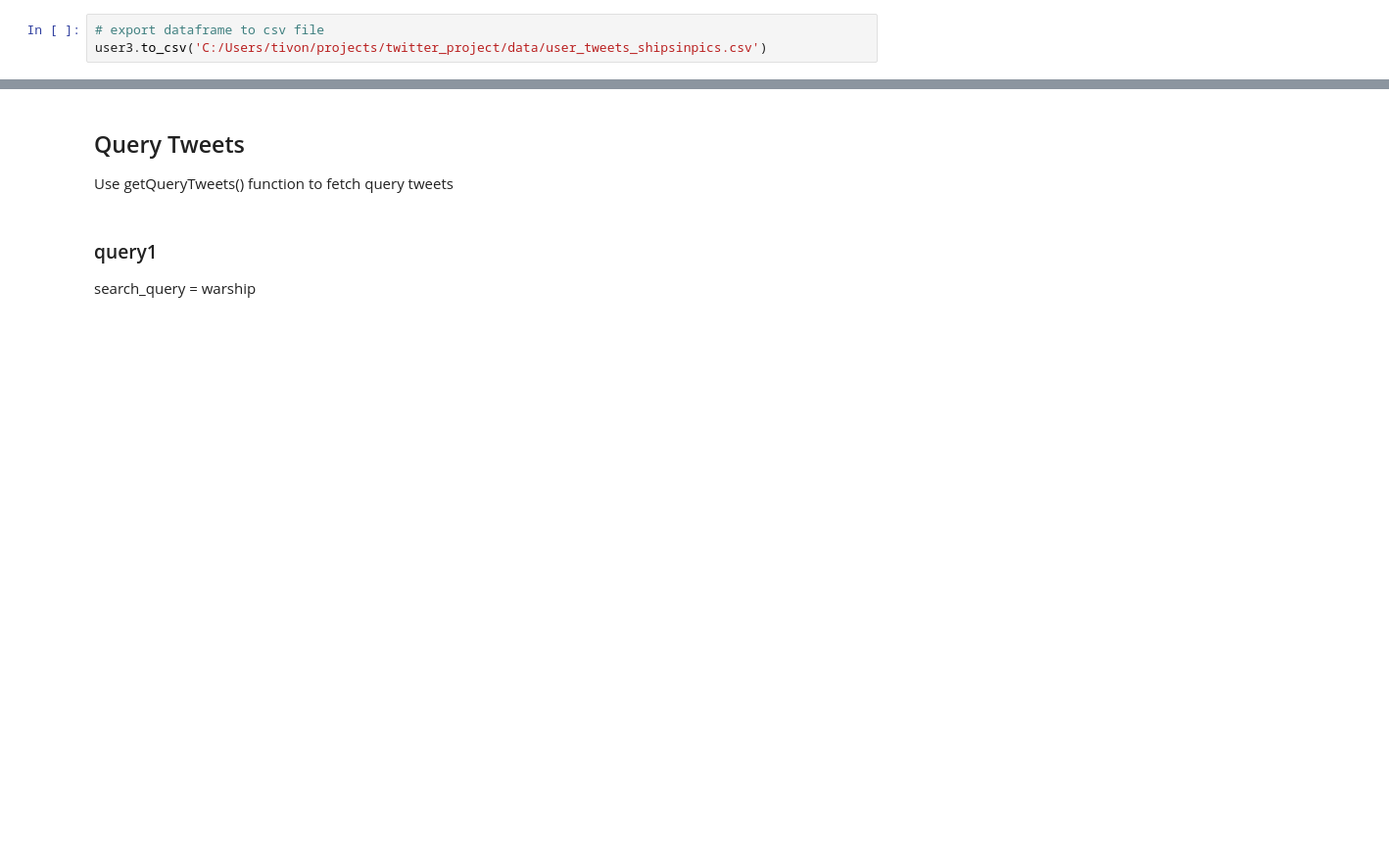
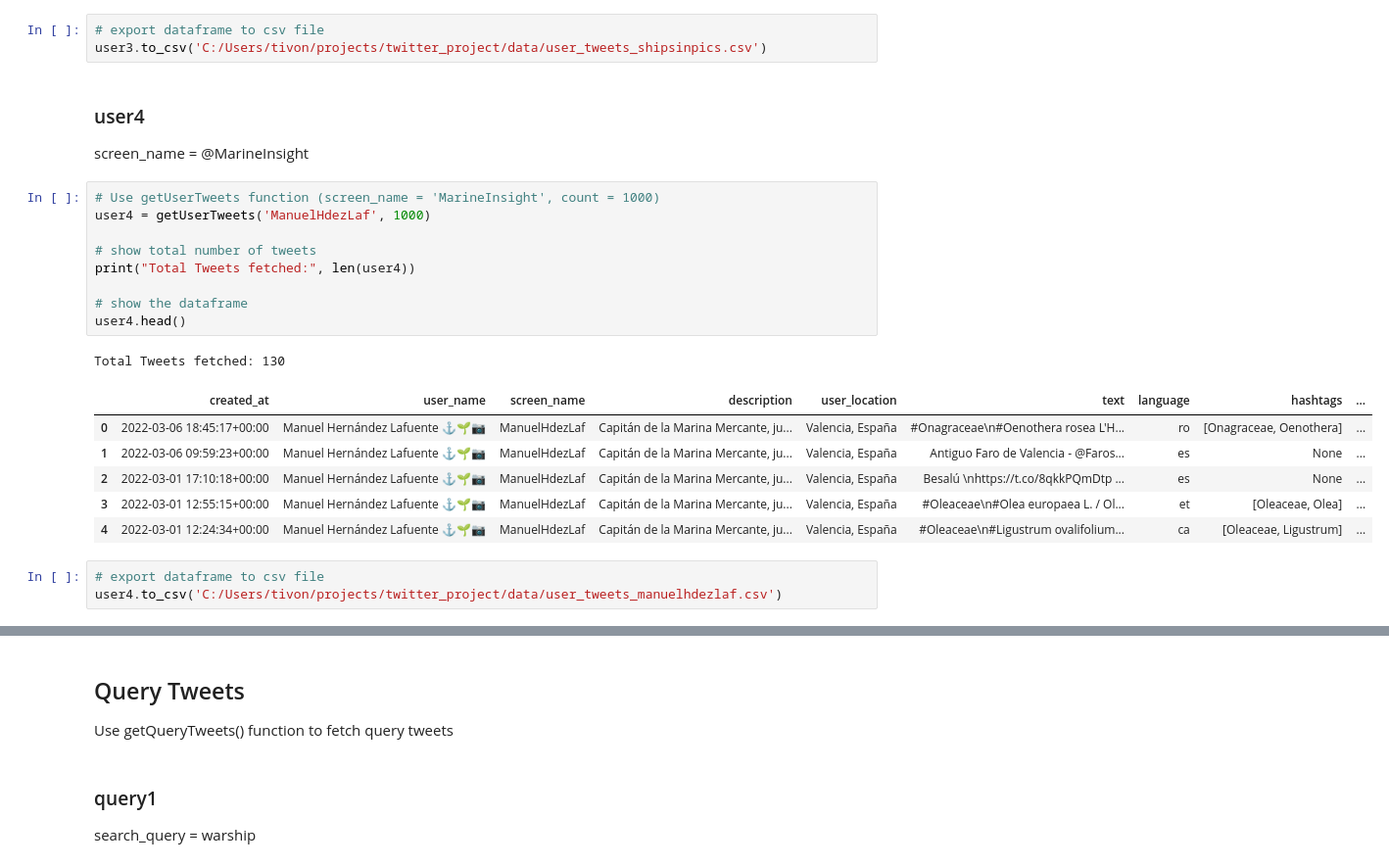
Before and after one commit to EloiseX/Business-Prcticum, a Jupyter notebook: data_processing/image_scraping.ipynb, the cells around one changed output, grey strips where cells are left out. Shown at 98% size. Cells and saved outputs as stored; diff of their text form; blank space fills up the shorter version.

```diff
--- a/data_processing/image_scraping.ipynb
+++ b/data_processing/image_scraping.ipynb
@@ -176,3 +176,26 @@ Total Tweets fetched: 116
 # %%
 # export dataframe to csv file
 user3.to_csv('C:/Users/tivon/projects/twitter_project/data/user_tweets_shipsinpics.csv')
+# %% [markdown]
+### user4
+screen_name = @MarineInsight
+# %%
+# Use getUserTweets function (screen_name = 'MarineInsight', count = 1000)
+user4 = getUserTweets('ManuelHdezLaf', 1000)
+
+# show total number of tweets
+print("Total Tweets fetched:", len(user4))
+
+# show the dataframe
+user4.head()
+# %% [output]
+Total Tweets fetched: 130
+|  | created_at | user_name | screen_name | description | user_location | text | language | hashtags | ... |
+| 0 | 2022-03-06 18:45:17+00:00 | Manuel Hernández Lafuente ⚓🌱📷 | ManuelHdezLaf | Capitán de la Marina Mercante, ju... | Valencia, España | #Onagraceae\n#Oenothera rosea L'H... | ro | [Onagraceae, Oenothera] | ... |
+| 1 | 2022-03-06 09:59:23+00:00 | Manuel Hernández Lafuente ⚓🌱📷 | ManuelHdezLaf | Capitán de la Marina Mercante, ju... | Valencia, España | Antiguo Faro de Valencia - @Faros... | es | None | ... |
+| 2 | 2022-03-01 17:10:18+00:00 | Manuel Hernández Lafuente ⚓🌱📷 | ManuelHdezLaf | Capitán de la Marina Mercante, ju... | Valencia, España | Besalú \nhttps://t.co/8qkkPQmDtp ... | es | None | ... |
+| 3 | 2022-03-01 12:55:15+00:00 | Manuel Hernández Lafuente ⚓🌱📷 | ManuelHdezLaf | Capitán de la Marina Mercante, ju... | Valencia, España | #Oleaceae\n#Olea europaea L. / Ol... | et | [Oleaceae, Olea] | ... |
+| 4 | 2022-03-01 12:24:34+00:00 | Manuel Hernández Lafuente ⚓🌱📷 | ManuelHdezLaf | Capitán de la Marina Mercante, ju... | Valencia, España | #Oleaceae\n#Ligustrum ovalifolium... | ca | [Oleaceae, Ligustrum] | ... |
+# %%
+# export dataframe to csv file
+user4.to_csv('C:/Users/tivon/projects/twitter_project/data/user_tweets_manuelhdezlaf.csv')
```
Also changed, not shown: parts of 18 cells of this notebook, 7 other files.
